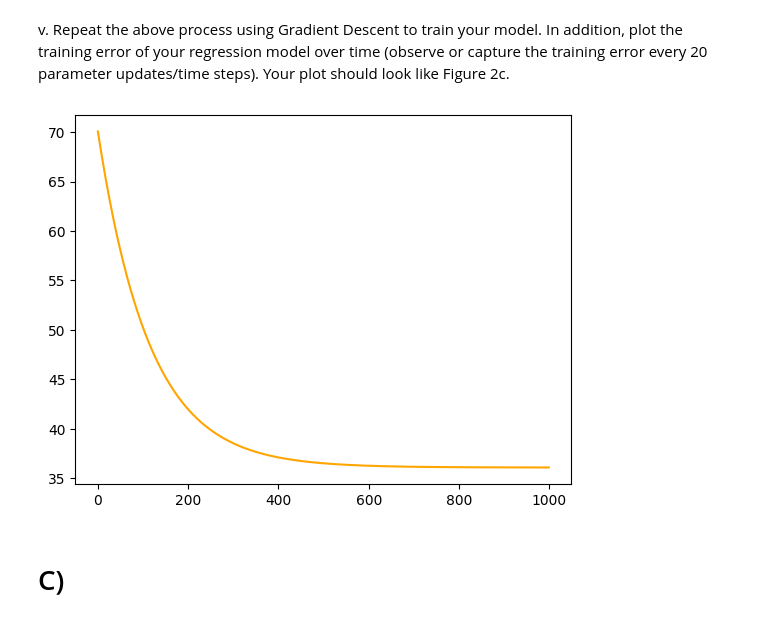
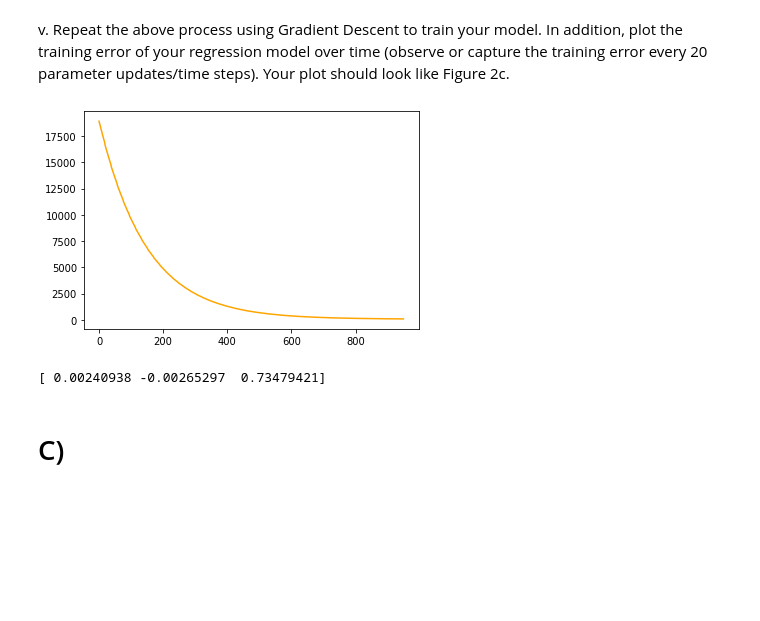
Before and after one commit to muaazbassa/COMS3007A-Machine-Learning, a Jupyter notebook: 4. ML Linear Regression Tutorial/Linear Regression.ipynb, the cells around one changed output. Cells and saved outputs as stored; diff of their text form; code cells hidden in the pictures; blank space fills up the shorter version.

```diff
--- a/4. ML Linear Regression Tutorial/Linear Regression.ipynb
+++ b/4. ML Linear Regression Tutorial/Linear Regression.ipynb
@@ -163,17 +163,17 @@ vi. Split sample data into training, testing and validation data
 #Training
 training_x_values = sample[:90]
 training_y_values = y[:90]
-trainDM = design[:90]
+trainDMB = design[:90]
 
 #Testing
 testing_x_values = sample[120:150]
 testing_y_values = y[120:150]
-testDM = design[120:150]
+testDMB = design[120:150]
 
 #Validation
 validation_x_values = sample[90:120]
 validation_y_values = y[90:120]
-validDM = design[90:120]
+validDMB = design[90:120]
 
 # print(training_x_values)
 # %% [markdown]
@@ -247,36 +245,41 @@ parameter updates/time steps). Your plot should look like Figure 2c.
 # %%
 import numpy as np
 
 def gradient_descent(X, y, learning_rate=0.0000001, num_iterations=1000):
     # Initialize parameters
     m, n = X.shape
-    theta = np.zeros((n, 1))
+    theta = np.zeros(n)
     errors = []
 
     # Perform gradient descent
     for i in range(num_iterations):
         # Compute predictions
         y_pred = X.dot(theta)
 
         # Compute errors
         error = y_pred - y
-        errors.append(np.mean(error**2))
+
+        if (i % 20):
+            errors.append(np.mean(error**2))
 
         # Compute gradients
-        grad = (2/m) * X.T.dot(error)
+        grad = np.dot(X.T, error) / m
 
         # Update parameters
         theta = theta - learning_rate * grad
 
     return theta, errors
 
 
-theta,error = gradient_descent(trainDM,training_y)
+thetaB, errorB = gradient_descent(trainDMB, training_y_values)
 
-plt.plot(error,color="orange")
+plt.plot(errorB, color="orange")
 plt.show()
+
+print(thetaB)
 # %% [output]
-[figure, old version]
+[figure, new version]
+[ 0.00240938 -0.00265297  0.73479421]
 # %% [markdown]
 # C)
 # %% [markdown]
```
Also changed, not shown: parts of 24 cells of this notebook.
